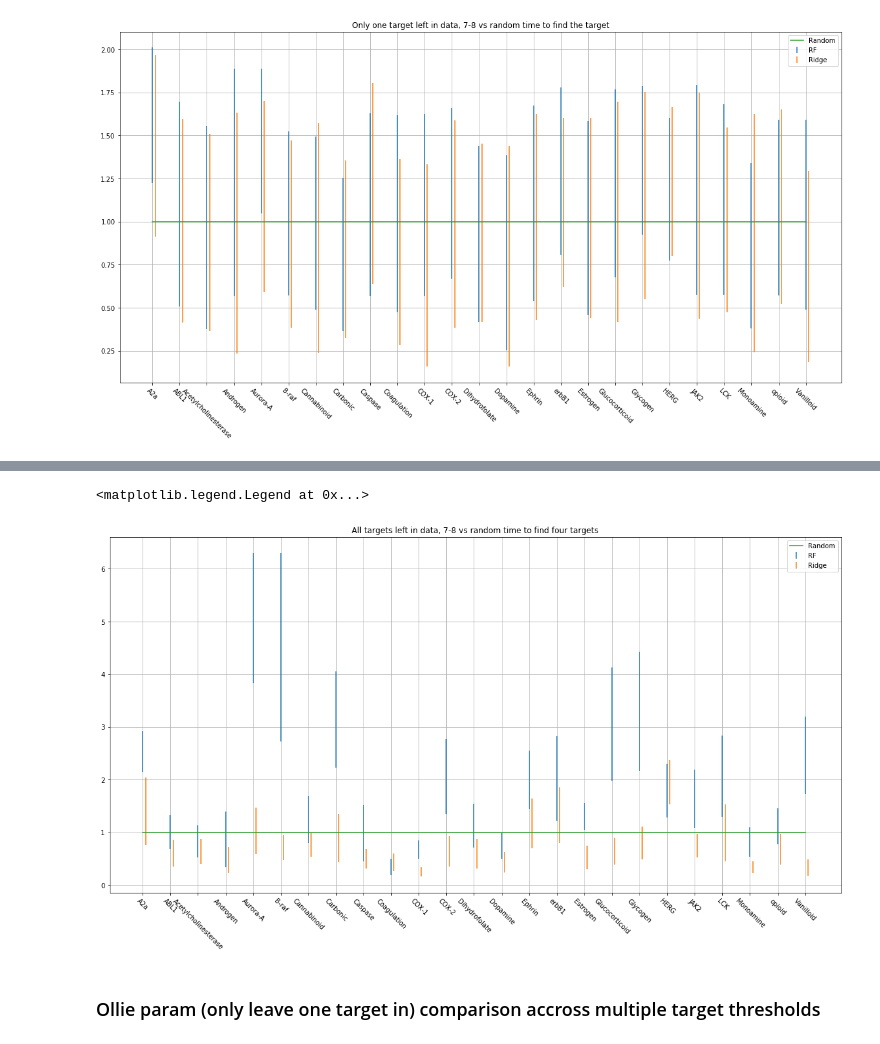
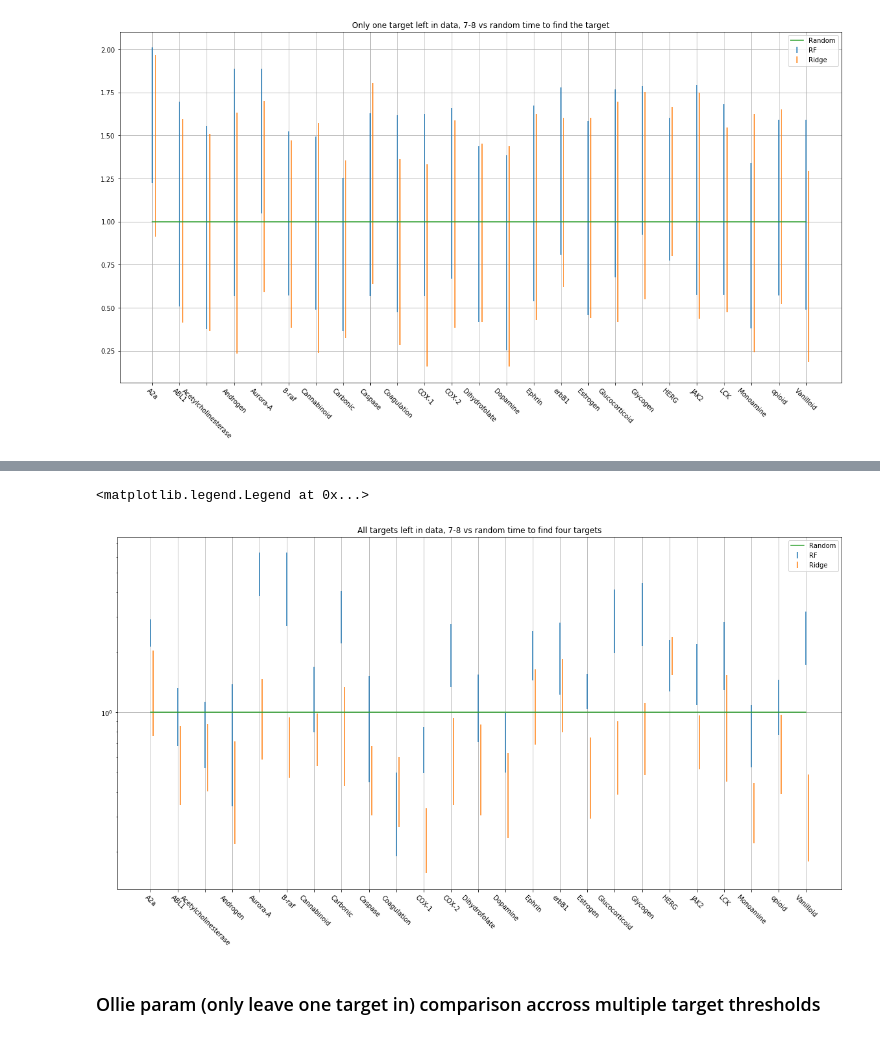
Before and after one commit to owatson/QuantileBootstrap, a Jupyter notebook: Paper2.ipynb, the cells around one changed output, grey strips where cells are left out. Cells and saved outputs as stored; diff of their text form; code cells hidden in the pictures.

```diff
--- a/Paper2.ipynb
+++ b/Paper2.ipynb
@@ -461,19 +465,20 @@ legend(loc='best')
 # %%
 rf5_9 = map(lambda x: full_results_ft07_4[x]['7_8']['rf']['mean'], targets)
 rf5_9e = map(lambda x: full_results_ft07_4[x]['7_8']['rf']['stderr'], targets)
 rd5_9 = map(lambda x: full_results_ft07_4[x]['7_8']['ridge']['mean'], targets)
 rd5_9e = map(lambda x: full_results_ft07_4[x]['7_8']['ridge']['stderr'], targets)
 
 errorbar(np.arange(25), rf5_9, rf5_9e, label='RF', fmt='none')
 errorbar(np.arange(25)+0.1, rd5_9, rd5_9e, label='Ridge', fmt='none')
 plot(np.arange(25), np.ones(25), label='Random')
+yscale('log')
 grid(True)
 title('All targets left in data, 7-8 vs random time to find four targets')
 plt.xticks(np.arange(25), targets, rotation=-45)
 legend(loc='best')
 # %% [output]
 <matplotlib.legend.Legend at 0x...>
-[figure, old version]
+[figure, new version]
 # %% [markdown]
 ### Ollie param (only leave one target in) comparison accross multiple target thresholds
 # %%
```
Also changed, not shown: parts of 17 cells of this notebook.
